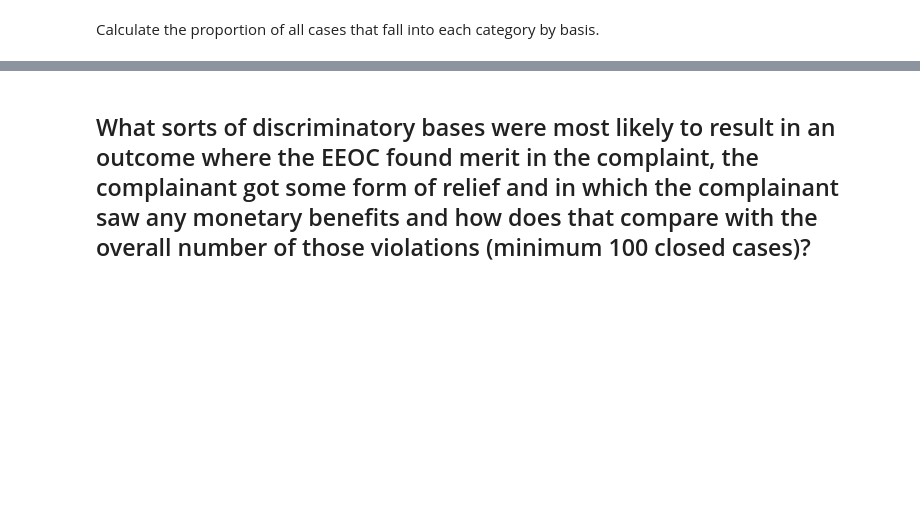
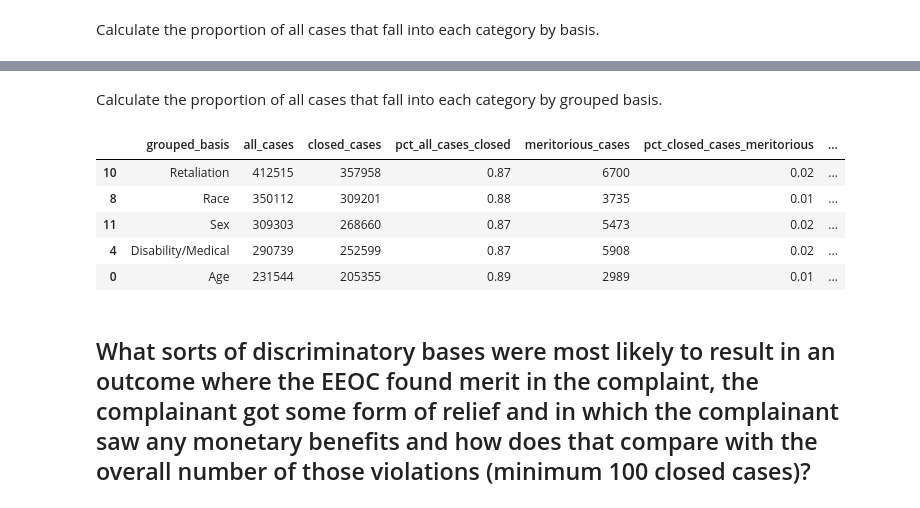
Before and after one commit to PublicI/employment-discrimination, a Jupyter notebook: employment-discrimination.ipynb, the cells around one changed output, grey strips where cells are left out. Saved outputs shown, nothing was run; the diff lists cells and outputs as text; code cells hidden in the pictures; blank space fills up the shorter version.

Commit message:
Calculated cases by aggregated bases

```diff
--- a/employment-discrimination.ipynb
+++ b/employment-discrimination.ipynb
@@ -328,0 +409,4 @@ meritorious_cases_by_basis.sort_values("meritorious_cases", ascending=False).hea
+# %%
+meritorious_cases_by_grouped_basis = meritorious_cases.groupby(["grouped_basis"])["charge_num"].nunique().reset_index()
+meritorious_cases_by_grouped_basis.rename(columns={"charge_num": "meritorious_cases"}, inplace=True)
+meritorious_cases_by_grouped_basis.sort_values("meritorious_cases", ascending=False).head()
@@ -365,0 +459,4 @@ relief_cases_by_basis.sort_values("relief_cases", ascending=False).head()
+# %%
+relief_cases_by_grouped_basis = relief_cases.groupby("grouped_basis")["charge_num"].nunique().reset_index()
+relief_cases_by_grouped_basis.rename(columns={"charge_num": "relief_cases"}, inplace=True)
+relief_cases_by_grouped_basis.sort_values("relief_cases", ascending=False).head()
@@ -407,0 +514,4 @@ monetary_benefits_cases_by_basis.sort_values("monetary_benefits_cases", ascendin
+# %%
+monetary_benefits_cases_by_grouped_basis = monetary_benefits_cases.groupby("grouped_basis")["charge_num"].nunique().reset_index()
+monetary_benefits_cases_by_grouped_basis.rename(columns={"charge_num": "monetary_benefits_cases"}, inplace=True)
+monetary_benefits_cases_by_grouped_basis.sort_values("monetary_benefits_cases", ascending=False).head()
@@ -471,0 +591,4 @@ cases_by_basis.sort_values("all_cases", ascending=False).head()
+# %%
+cases_by_grouped_basis_dfs = [all_cases_by_grouped_basis, closed_cases_by_grouped_basis, meritorious_cases_by_grouped_basis, relief_cases_by_grouped_basis, monetary_benefits_cases_by_grouped_basis]
+cases_by_grouped_basis = reduce(lambda left, right: pd.merge(left, right, on="grouped_basis"), cases_by_grouped_basis_dfs)
+cases_by_grouped_basis.sort_values("all_cases", ascending=False).head()
@@ -472,3 +602,19 @@ cases_by_basis.sort_values("all_cases", ascending=False).head()
+# %% [markdown]
+Calculate the proportion of all cases that fall into each category by grouped basis.
+# %%
+cases_by_grouped_basis["pct_all_cases_closed"] = cases_by_grouped_basis["closed_cases"] / cases_by_grouped_basis["all_cases"]
+cases_by_grouped_basis["pct_closed_cases_meritorious"] = cases_by_grouped_basis["meritorious_cases"] / cases_by_grouped_basis["closed_cases"]
+cases_by_grouped_basis["pct_closed_cases_relief"] = cases_by_grouped_basis["relief_cases"] / cases_by_grouped_basis["closed_cases"]
+cases_by_grouped_basis["pct_closed_cases_monetary_benefits"] = cases_by_grouped_basis["monetary_benefits_cases"] / cases_by_grouped_basis["closed_cases"]
+cases_by_grouped_basis = cases_by_grouped_basis[["grouped_basis", "all_cases", "closed_cases", "pct_all_cases_closed", "meritorious_cases", "pct_closed_cases_meritorious", "relief_cases", "pct_closed_cases_relief", "monetary_benefits_cases", "pct_closed_cases_monetary_benefits"]]
+cases_by_grouped_basis.sort_values("all_cases", ascending=False).head()
+# %% [output]
+|  | grouped_basis | all_cases | closed_cases | pct_all_cases_closed | meritorious_cases | pct_closed_cases_meritorious | ... |
+| 10 | Retaliation | 412515 | 357958 | 0.87 | 6700 | 0.02 | ... |
+| 8 | Race | 350112 | 309201 | 0.88 | 3735 | 0.01 | ... |
+| 11 | Sex | 309303 | 268660 | 0.87 | 5473 | 0.02 | ... |
+| 4 | Disability/Medical | 290739 | 252599 | 0.87 | 5908 | 0.02 | ... |
+| 0 | Age | 231544 | 205355 | 0.89 | 2989 | 0.01 | ... |
 # %% [markdown]
 ## What sorts of discriminatory bases were most likely to result in an outcome where the EEOC found merit in the complaint, the complainant got some form of relief and in which the complainant saw any monetary benefits and how does that compare with the overall number of those violations (minimum 100 closed cases)?
 # %%
```
Also changed, not shown: parts of 19 cells of this notebook.
